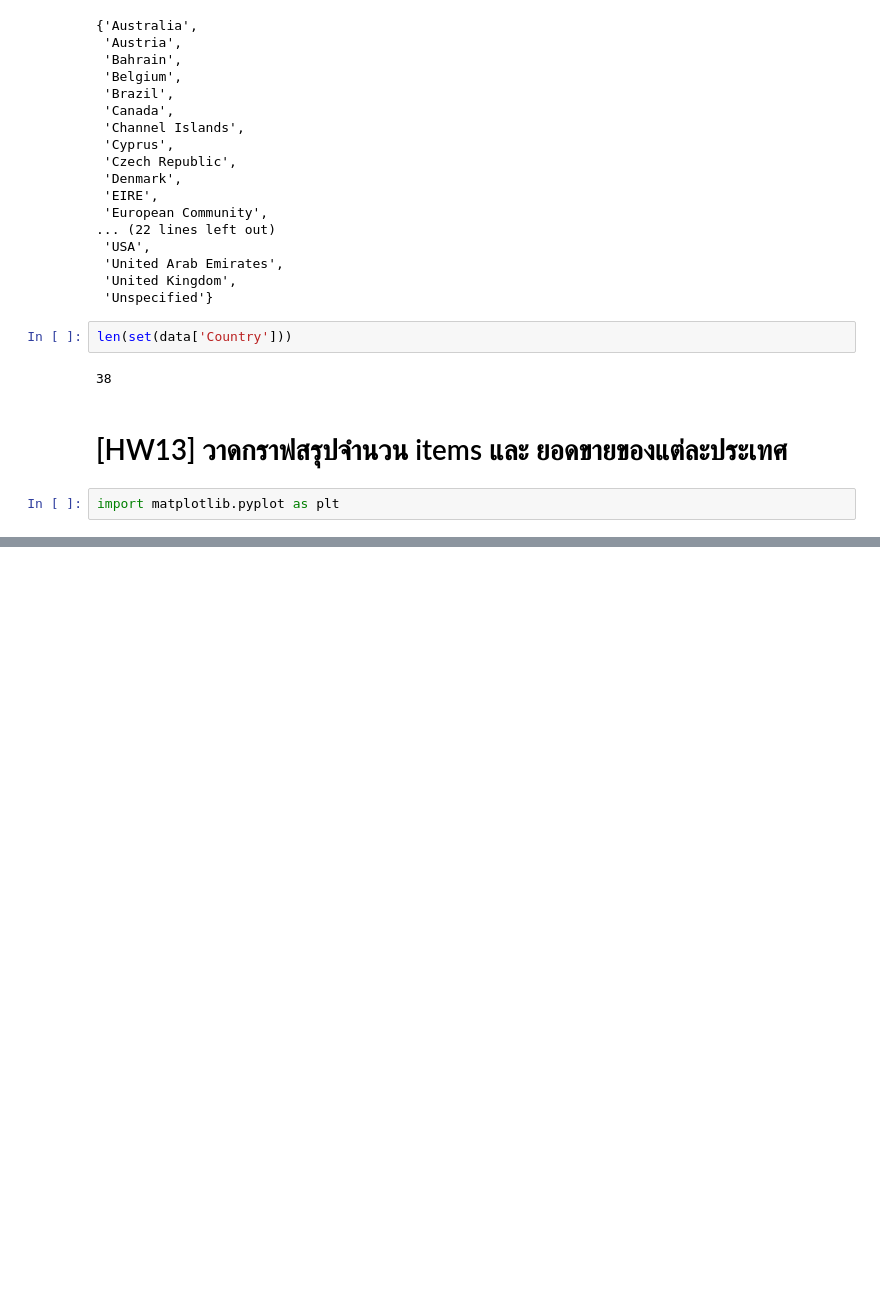
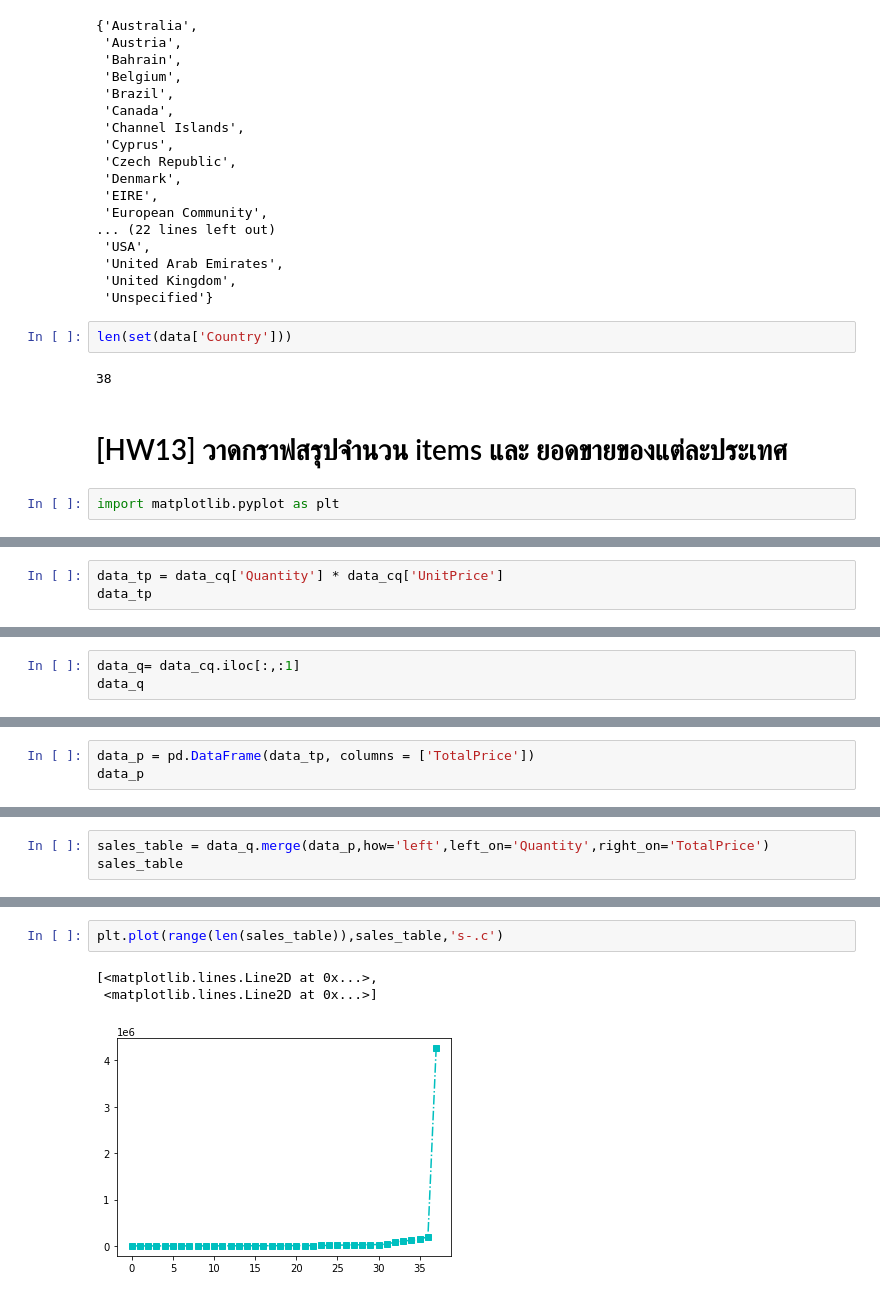
Before and after one commit to kittimaxz/DWDM21, a Jupyter notebook: Chapter6_Association_Rules.ipynb, the cells around one changed output, grey strips where cells are left out. Saved outputs shown, nothing was run; the diff lists cells and outputs as text; blank space fills up the shorter version.

```diff
--- a/Chapter6_Association_Rules.ipynb
+++ b/Chapter6_Association_Rules.ipynb
@@ -58,0 +84,3 @@ import matplotlib.pyplot as plt
+# %%
+data_tp = data_cq['Quantity'] * data_cq['UnitPrice']
+data_tp
@@ -58,0 +105,3 @@ import matplotlib.pyplot as plt
+# %%
+data_q= data_cq.iloc[:,:1]
+data_q
@@ -58,0 +127,3 @@ import matplotlib.pyplot as plt
+# %%
+data_p = pd.DataFrame(data_tp, columns = ['TotalPrice'])
+data_p
@@ -58,0 +149,3 @@ import matplotlib.pyplot as plt
+# %%
+sales_table = data_q.merge(data_p,how='left',left_on='Quantity',right_on='TotalPrice')
+sales_table
@@ -58,0 +170,6 @@ import matplotlib.pyplot as plt
+# %%
+plt.plot(range(len(sales_table)),sales_table,'s-.c')
+# %% [output]
+[<matplotlib.lines.Line2D at 0x...>,
+ <matplotlib.lines.Line2D at 0x...>]
+[figure, added]
```
Also changed, not shown: parts of 6 cells of this notebook.
